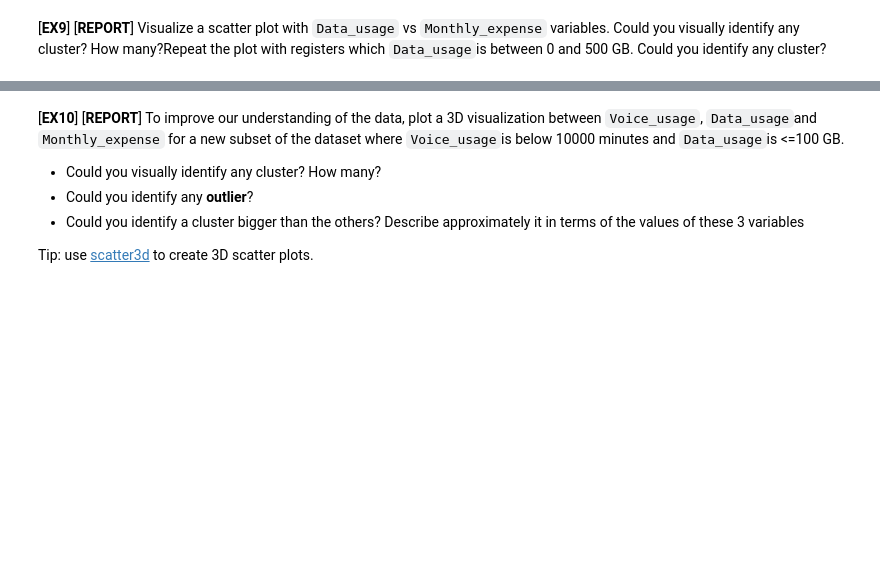
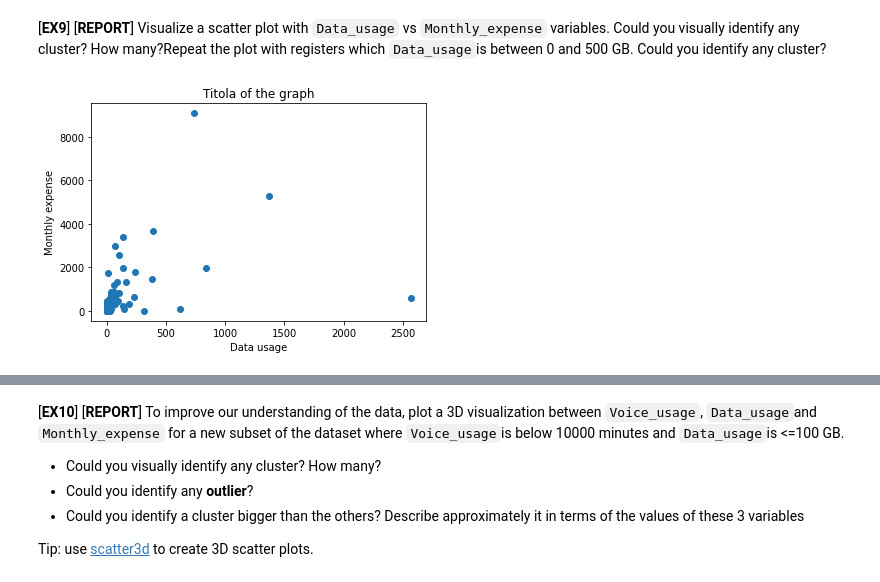
Before and after one commit to alex1162/Machine-Learning, a Jupyter notebook: PJ1_student/P01_Clustering students.ipynb, the cells around one changed output, grey strips where cells are left out. Saved outputs shown, nothing was run; the diff lists cells and outputs as text; code cells hidden in the pictures; blank space fills up the shorter version.

```diff
--- a/PJ1_student/P01_Clustering students.ipynb
+++ b/PJ1_student/P01_Clustering students.ipynb
@@ -203,5 +336,16 @@ plt.show()
 # %% [markdown]
 [**EX9**] [**REPORT**] Visualize a scatter plot with `Data_usage` vs `Monthly_expense` variables. Could you visually identify any cluster? How many?Repeat the plot with registers which `Data_usage`is between 0 and 500 GB. Could you identify any cluster?
+# %%
+x = training_dt.loc[:,'Data_usage'].values
+y = training_dt.loc[:,'Monthly_expense'].values
+
+plt.scatter(x, y)
+plt.title("Titola of the graph")
+plt.xlabel("Data usage")
+plt.ylabel("Monthly expense")
+plt.show()
+# %% [output]
+[figure, added]
 # %%
 filtered=training_dt[(0 <= training_dt['Data_usage']) & (training_dt['Data_usage']<=500)]
 x = filtered.loc[:,'Data_usage'].values
```
Also changed, not shown: parts of 19 cells of this notebook.
